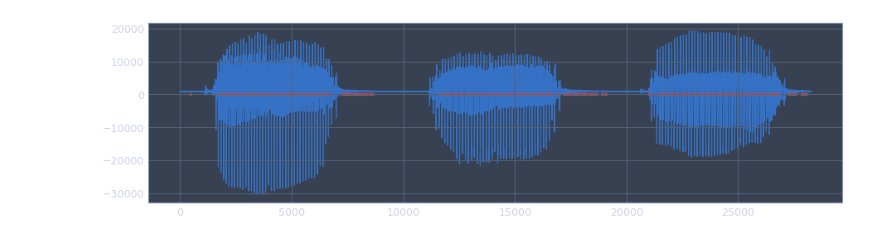
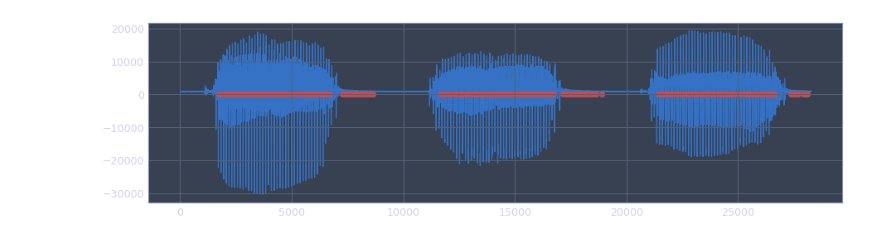
Before and after one commit to alexis-thual/audio-signal-analysis, a Jupyter notebook: tp5/Untitled.ipynb, the cells around one changed output. Saved outputs shown, nothing was run; the diff lists cells and outputs as text; code cells hidden in the pictures.

```diff
--- a/tp5/Untitled.ipynb
+++ b/tp5/Untitled.ipynb
@@ -31,7 +32,7 @@ def periode(signal, frameRate, pmin=1/300, pmax=1/80, seuil=0.7):
     N = len(signal)
 
     Nmin = 1 + ceil(pmin * frameRate)
-    Nmax = max(1 + floor(pmax * frameRate), N)
+    Nmax = min(1 + floor(pmax * frameRate), N)
 
     Nfft = nextPower(2 * N - 1, 2)
     fourierSignal = np.fft.fft(signal, n=Nfft)
@@ -81,9 +82,9 @@ B[1,:] = np.arange(A.shape[1])
 # %%
 plt.figure(figsize=(15, 4))
 plt.plot(frames, zorder=0)
-plt.scatter(A[0, np.nonzero(A[1])[0]], [0] * len(np.nonzero(A[1])[0]), c="r", s=10)
+plt.scatter(A[0, np.nonzero(A[1])[0]], [0] * len(np.nonzero(A[1])[0]), c="r", s=50)
 plt.show()
 # %% [output]
-[figure, old version]
+[figure, new version]
 # %%
 def sythesis(signal, frameRate, A, B):
```
Also changed, not shown: parts of 8 cells of this notebook.
